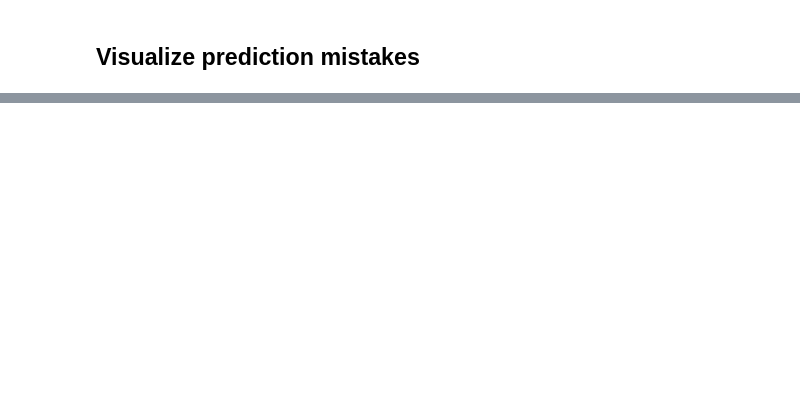
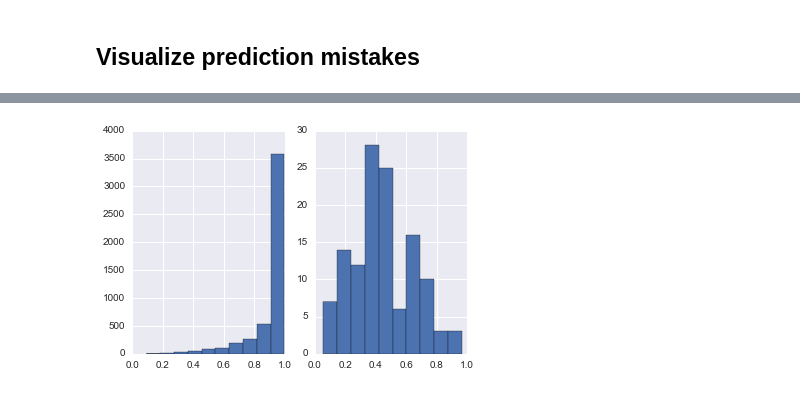
Before and after one commit to uents/coursera-ml, a Jupyter notebook: week04/neural_network_classifier.ipynb, the cells around one changed output, grey strips where cells are left out. Saved outputs shown, nothing was run; the diff lists cells and outputs as text; code cells hidden in the pictures; blank space fills up the shorter version.

```diff
--- a/week04/neural_network_classifier.ipynb
+++ b/week04/neural_network_classifier.ipynb
@@ -73,0 +76,12 @@ plt.savefig('week04_nn_mistakes.png')
+# %%
+df = pd.DataFrame(data=preds)
+
+plt.rcParams['figure.figsize'] = (6.0, 4.0)
+fig = plt.figure()
+ax = fig.add_subplot(1,2,1)
+ax.hist(df.ix[corrects].value)
+ax = fig.add_subplot(1,2,2)
+ax.hist(df.ix[mistakes].value)
+plt.savefig('week04_nn_pred_hist.png')
+# %% [output]
+[figure, added]
```
Also changed, not shown: parts of 5 cells of this notebook, 2 other files.
